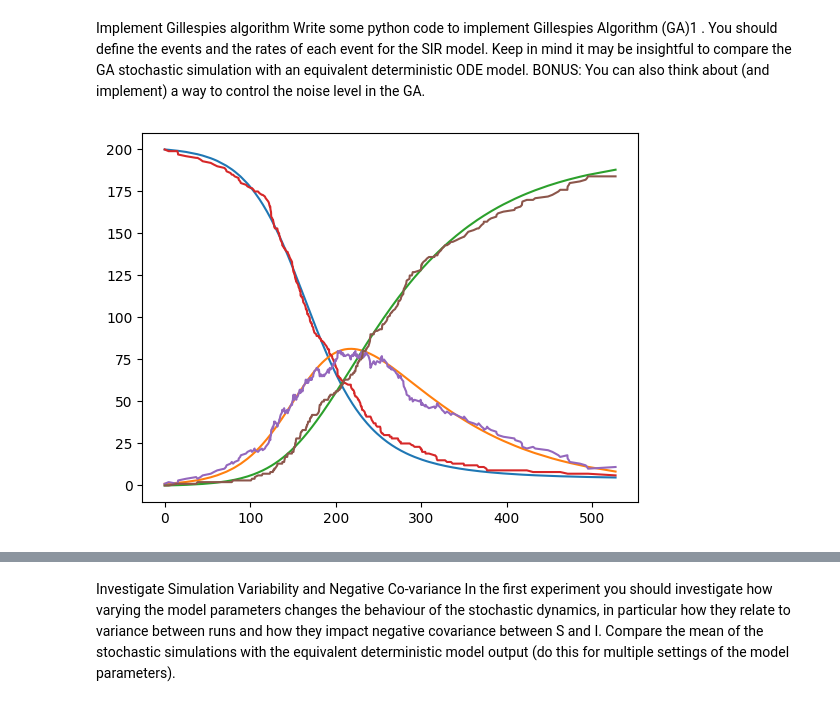
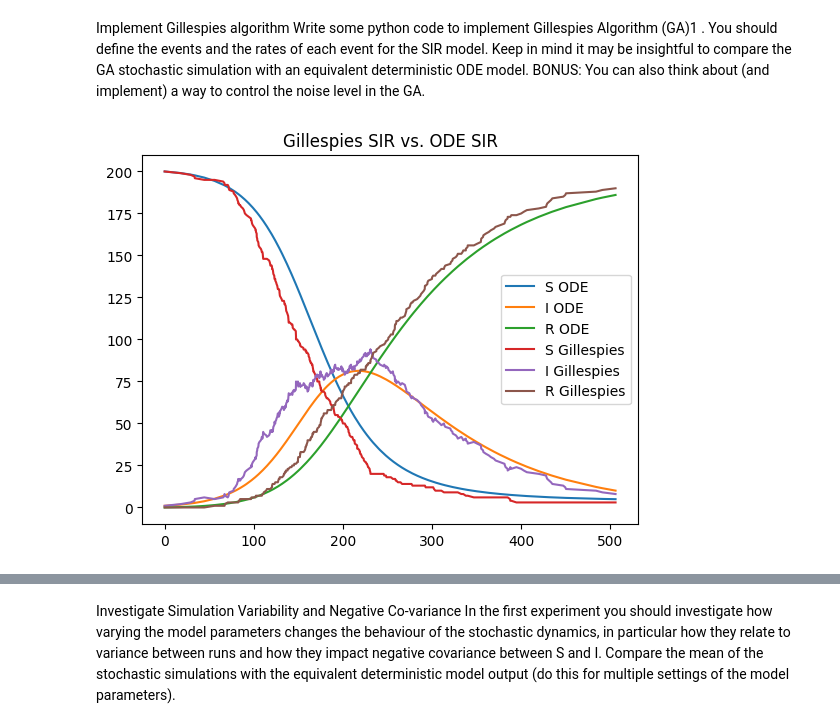
Before and after one commit to NitaiNijholt/CLSassignment2, a Jupyter notebook: assignment2.ipynb, the cells around one changed output, grey strips where cells are left out. Saved outputs shown, nothing was run; the diff lists cells and outputs as text; code cells hidden in the pictures.

```diff
--- a/assignment2.ipynb
+++ b/assignment2.ipynb
@@ -25,16 +28,6 @@ def sir(variables, t, beta, gamma):
     dRdt = gamma * I
 
     return([dSdt, dIdt, dRdt])
-# %%
-S = [200]
-I = [1]
-R = [0]
-t = [0]
-
-tend = 500
-
-beta = 0.04
-gamma = 0.01
 # %% [markdown]
 Implement Gillespies algorithm
 Write some python code to implement Gillespies Algorithm (GA)1
@@ -76,0 +83,15 @@ while t[-1] < tend and (S[-1] + I[-1] >= 1):
+# %%
+# Initial conditions
+S_init = [200]
+I_init = [1]
+R_init = [0]
+t = [0]
+
+
+tend = 500
+
+# Parameters
+beta = 0.04
+gamma = 0.01
+# %%
+S, I, R = Gillespies(S_init, I_init, R_init, t, tend, beta, gamma)
@@ -80,15 +106,19 @@ y = odeint(sir, y0, t, args=(beta, gamma))
 # %%
 # plot the results
 
-plt.plot(t,y[:,0]) # S
-plt.plot(t,y[:,1]) # I
-plt.plot(t,y[:,2]) # R
+plt.plot(t,y[:,0], label = "S ODE" ) # S
+plt.plot(t,y[:,1], label = "I ODE") # I
+plt.plot(t,y[:,2], label = "R ODE") # R
 
-plt.plot(t, S)
-plt.plot(t, I)
-plt.plot(t, R)
+plt.plot(t, S, label = "S Gillespies")
+plt.plot(t, I, label = "I Gillespies")
+plt.plot(t, R, label = "R Gillespies")
+plt.title('Gillespies SIR vs. ODE SIR')
+plt.legend()
+
+
 
 
 plt.show()
 # %% [output]
-[figure, old version]
+[figure, new version]
```
Also changed, not shown: parts of 21 cells of this notebook, 1 other file.
